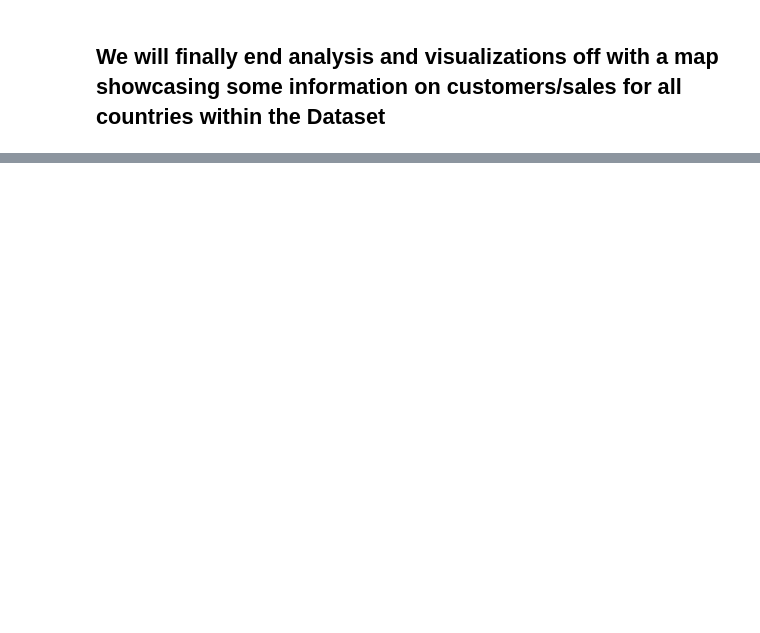
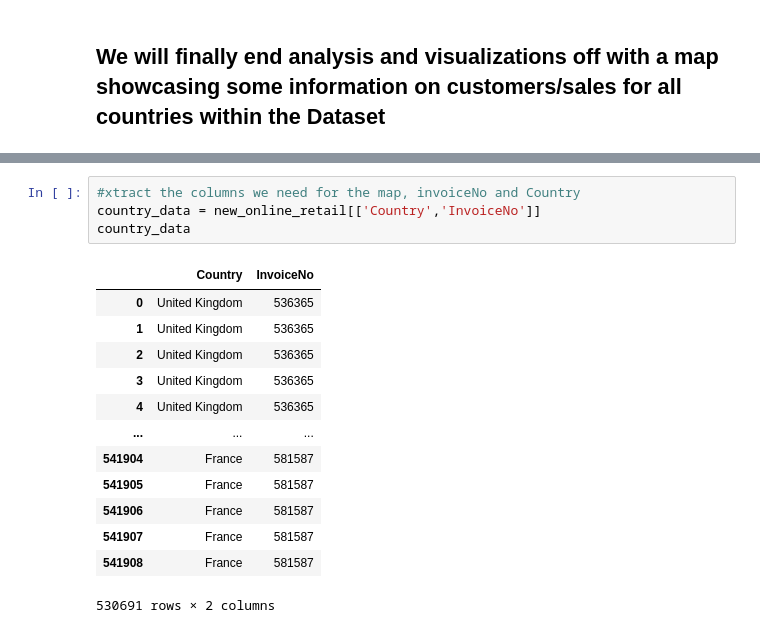
Before and after one commit to Adamb0lt/Shopping-analysis-visualization, a Jupyter notebook: online_retail_analysis.ipynb, the cells around one changed output, grey strips where cells are left out. Saved outputs shown, nothing was run; the diff lists cells and outputs as text; blank space fills up the shorter version.

```diff
--- a/online_retail_analysis.ipynb
+++ b/online_retail_analysis.ipynb
@@ -277,0 +578,18 @@ plt.show()
+# %%
+#xtract the columns we need for the map, invoiceNo and Country
+country_data = new_online_retail[['Country','InvoiceNo']]
+country_data
+# %% [output]
+|  | Country | InvoiceNo |
+| 0 | United Kingdom | 536365 |
+| 1 | United Kingdom | 536365 |
+| 2 | United Kingdom | 536365 |
+| 3 | United Kingdom | 536365 |
+| 4 | United Kingdom | 536365 |
+| ... | ... | ... |
+| 541904 | France | 581587 |
+| 541905 | France | 581587 |
+| 541906 | France | 581587 |
+| 541907 | France | 581587 |
+| 541908 | France | 581587 |
+530691 rows × 2 columns
```
Also changed, not shown: parts of 39 cells of this notebook.
